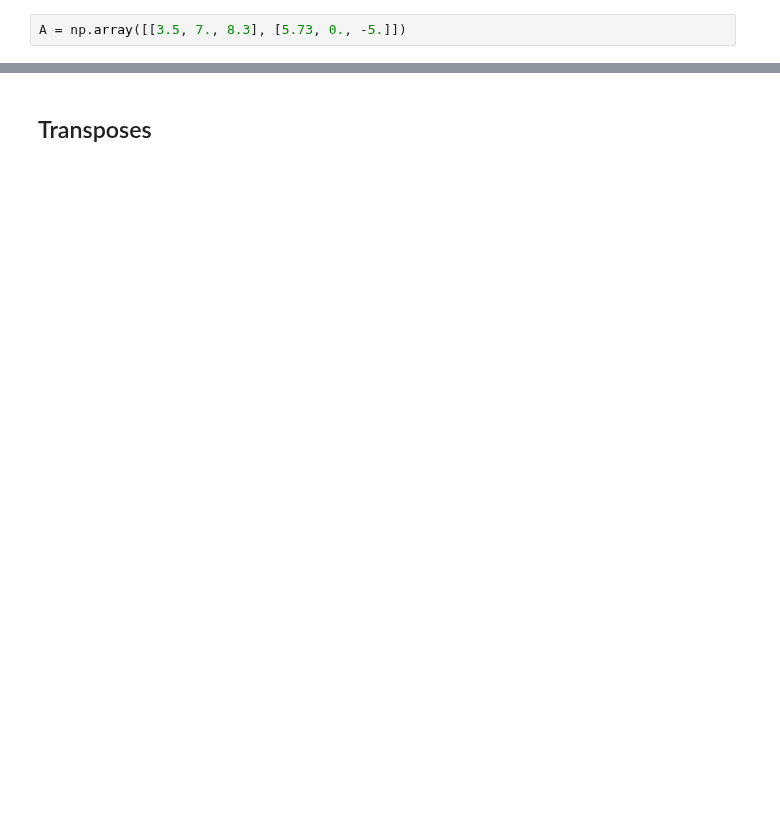
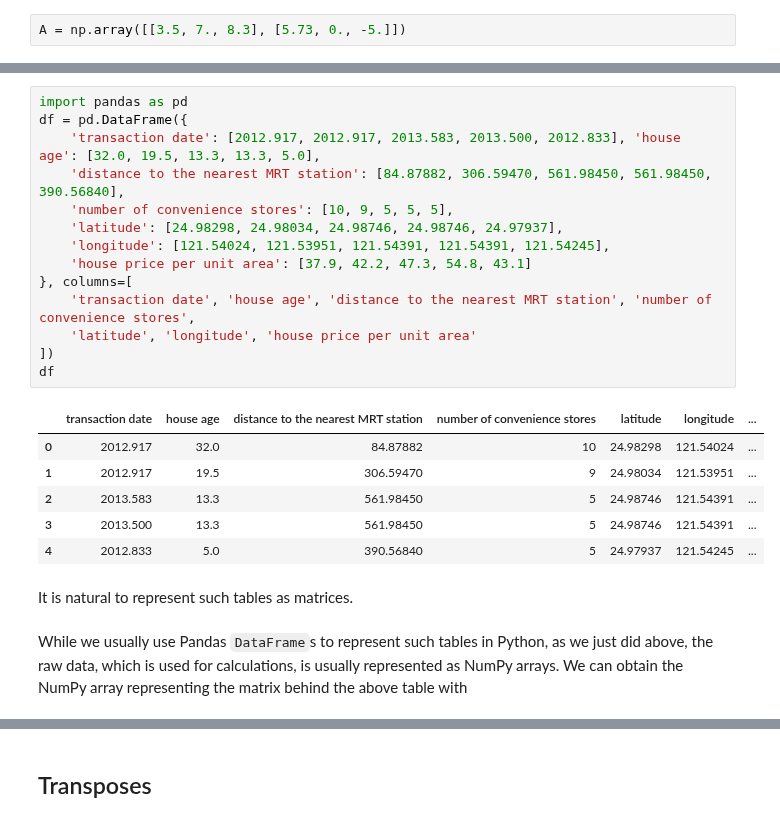
Before and after one commit to thalesians/tsa, a Jupyter notebook: src/jupyter/python/foundations/linear-algebra-2.ipynb, the cells around one changed output, grey strips where cells are left out. Cells and saved outputs as stored; diff of their text form; blank space fills up the shorter version.

```diff
--- a/src/jupyter/python/foundations/linear-algebra-2.ipynb
+++ b/src/jupyter/python/foundations/linear-algebra-2.ipynb
@@ -52,0 +65,25 @@ A = np.array([[3.5, 7., 8.3], [5.73, 0., -5.]])
+# %%
+import pandas as pd
+df = pd.DataFrame({
+    'transaction date': [2012.917, 2012.917, 2013.583, 2013.500, 2012.833], 'house age': [32.0, 19.5, 13.3, 13.3, 5.0],
+    'distance to the nearest MRT station': [84.87882, 306.59470, 561.98450, 561.98450, 390.56840],
+    'number of convenience stores': [10, 9, 5, 5, 5],
+    'latitude': [24.98298, 24.98034, 24.98746, 24.98746, 24.97937],
+    'longitude': [121.54024, 121.53951, 121.54391, 121.54391, 121.54245],
+    'house price per unit area': [37.9, 42.2, 47.3, 54.8, 43.1]
+}, columns=[
+    'transaction date', 'house age', 'distance to the nearest MRT station', 'number of convenience stores',
+    'latitude', 'longitude', 'house price per unit area'
+])
+df
+# %% [output]
+|  | transaction date | house age | distance to the nearest MRT station | number of convenience stores | latitude | longitude | ... |
+| 0 | 2012.917 | 32.0 | 84.87882 | 10 | 24.98298 | 121.54024 | ... |
+| 1 | 2012.917 | 19.5 | 306.59470 | 9 | 24.98034 | 121.53951 | ... |
+| 2 | 2013.583 | 13.3 | 561.98450 | 5 | 24.98746 | 121.54391 | ... |
+| 3 | 2013.500 | 13.3 | 561.98450 | 5 | 24.98746 | 121.54391 | ... |
+| 4 | 2012.833 | 5.0 | 390.56840 | 5 | 24.97937 | 121.54245 | ... |
+# %% [markdown]
+It is natural to represent such tables as matrices.
+# %% [markdown]
+While we usually use Pandas `DataFrame`s to represent such tables in Python, as we just did above, the raw data, which is used for calculations, is usually represented as NumPy arrays. We can obtain the NumPy array representing the matrix behind the above table with
```
Also changed, not shown: parts of 57 cells of this notebook.
